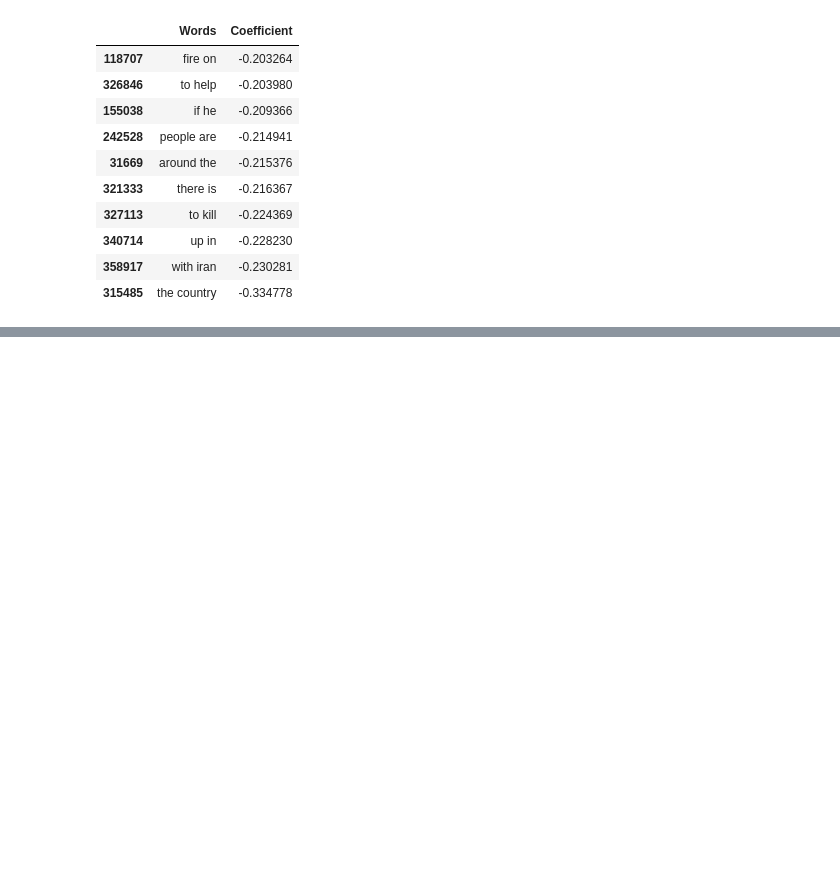
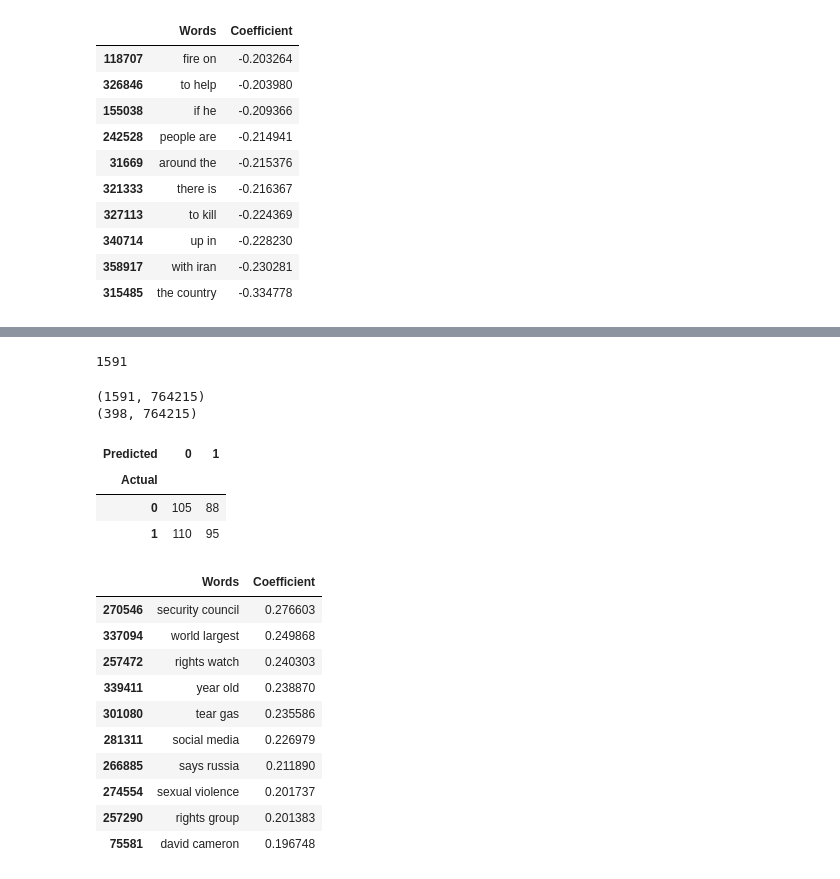
Before and after one commit to luzonghaoa/ML_project, a Jupyter notebook: ori.ipynb, the cells around one changed output, grey strips where cells are left out. Cells and saved outputs as stored; diff of their text form; code cells hidden in the pictures; blank space fills up the shorter version.

```diff
--- a/ori.ipynb
+++ b/ori.ipynb
@@ -169,0 +201,8 @@ advcoeffdf.tail(10)
+# %%
+slicedData = data.iloc[:,2:27]
+slicedData.replace(to_replace="[^a-zA-Z]", value=" ", regex=True, inplace=True)
+wholelines = []
+for row in range(0,len(slicedData.index)):
+    wholelines.append(' '.join(str(x) for x in slicedData.iloc[row,0:25]))
+print(len(wholelines))
+print(wholelines[25])
@@ -327,0 +215,15 @@ basic_model.evaluate(basictest, test['Label'])
+# %%
+X_train, X_test, y_train, y_test = train_test_split(wholelines, data['Label'], test_size=.2, random_state=0)
+len(y_train)
+# %% [output]
+1591
+# %%
+from sklearn.feature_extraction.text import TfidfTransformer
+basicvectorizer = CountVectorizer(ngram_range=(2,3), stop_words='english')
+basictrain = basicvectorizer.fit_transform(X_train)
+basictest = basicvectorizer.transform(X_test)
+print(basictrain.shape)
+print(basictest.shape)
+# %% [output]
+(1591, 764215)
+(398, 764215)
@@ -327,0 +237,42 @@ basic_model.evaluate(basictest, test['Label'])
+# %%
+basicmodel = LogisticRegression(penalty='l1')
+model = basicmodel.fit(basictrain, y_train)
+#model.score(test_tfidf, y_test)
+predictions = model.predict_proba(basictest)
+#print(predictions)
+yv = 0.55
+predictions_q = []
+for i in predictions:
+    if i[1] >= yv:
+        predictions_q.append(1)
+    else:
+        predictions_q.append(0)
+predictions_q = pd.Series(predictions_q)
+y_test = y_test.to_list()
+y_test = pd.Series(y_test)
+#print(y_test)
+pd.crosstab(y_test, predictions_q, rownames=["Actual"], colnames=["Predicted"])
+# %% [output]
+| Predicted | 0 | 1 |
+| Actual |  |  |
+| 0 | 105 | 88 |
+| 1 | 110 | 95 |
+# %%
+advwords = basicvectorizer.get_feature_names()
+advcoeffs = model.coef_.tolist()[0]
+advcoeffdf = pd.DataFrame({'Words' : advwords,
+                        'Coefficient' : advcoeffs})
+advcoeffdf = advcoeffdf.sort_values(['Coefficient', 'Words'], ascending=[0, 1])
+advcoeffdf.head(10)
+# %% [output]
+|  | Words | Coefficient |
+| 270546 | security council | 0.276603 |
+| 337094 | world largest | 0.249868 |
+| 257472 | rights watch | 0.240303 |
+| 339411 | year old | 0.238870 |
+| 301080 | tear gas | 0.235586 |
+| 281311 | social media | 0.226979 |
+| 266885 | says russia | 0.211890 |
+| 274554 | sexual violence | 0.201737 |
+| 257290 | rights group | 0.201383 |
+| 75581 | david cameron | 0.196748 |
```
Also changed, not shown: parts of 30 cells of this notebook, 7 other files.
